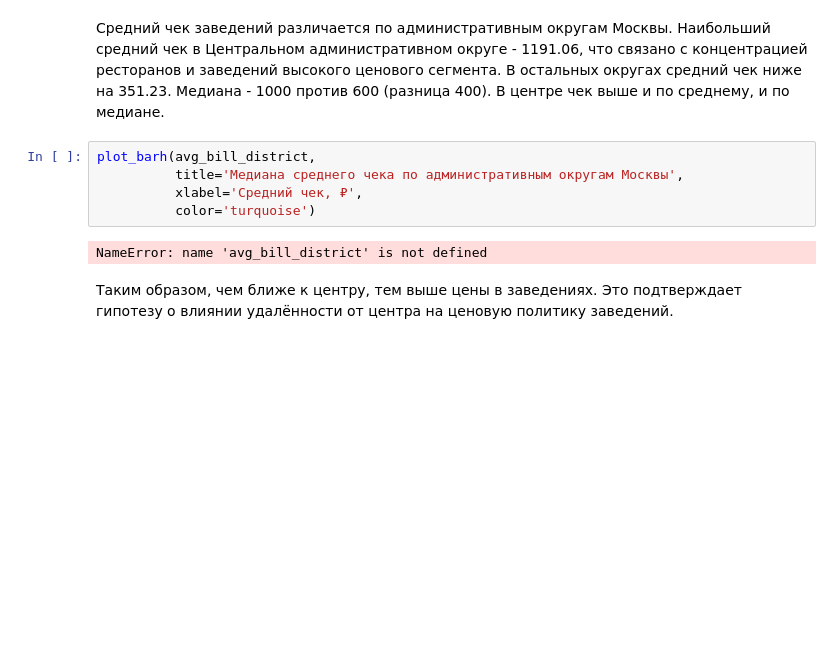
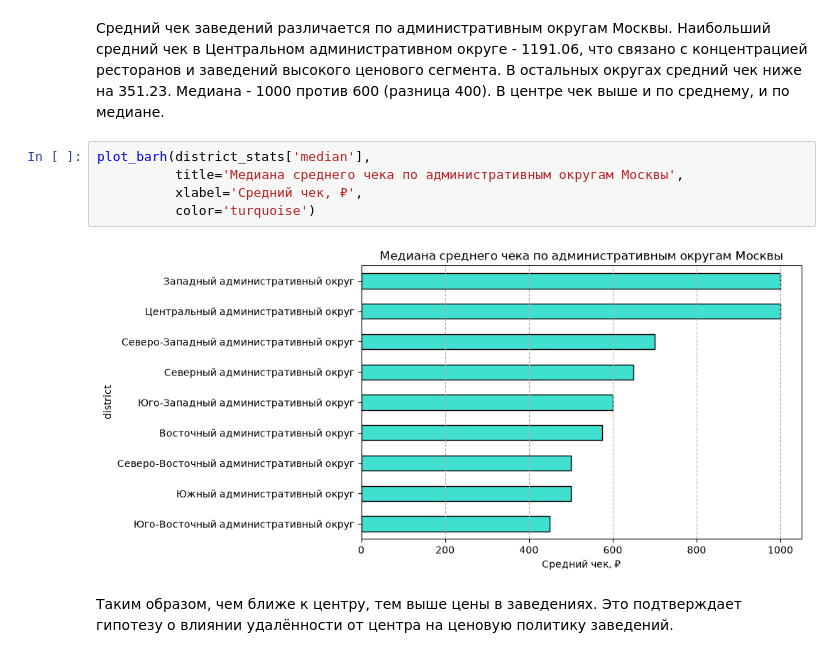
Before and after one commit to annadengina1106-cpu/restaurants_market_analysis, a Jupyter notebook: Проект Рынок общественного питания Москвы.ipynb, the cells around one changed output. Cells and saved outputs as stored; diff of their text form; blank space fills up the shorter version.

```diff
--- a/Проект Рынок общественного питания Москвы.ipynb
+++ b/Проект Рынок общественного питания Москвы.ipynb
@@ -1232,12 +1232,12 @@ print(f"Разница средних: {df_co['middle_avg_bill'].mean() - df_oth
 # %% [markdown]
 Средний чек заведений различается по административным округам Москвы. Наибольший средний чек в Центральном административном округе - 1191.06, что связано с концентрацией ресторанов и заведений высокого ценового сегмента. В остальных округах средний чек ниже на 351.23. Медиана - 1000  против 600 (разница 400). В центре чек выше и по среднему, и по медиане.
 # %%
-plot_barh(avg_bill_district,
+plot_barh(district_stats['median'],
           title='Медиана среднего чека по административным округам Москвы',
           xlabel='Средний чек, ₽',
           color='turquoise')
 # %% [output]
-NameError: name 'avg_bill_district' is not defined
+[figure, added]
 # %% [markdown]
 Таким образом, чем ближе к центру, тем выше цены в заведениях. Это подтверждает гипотезу о влиянии удалённости от центра на ценовую политику заведений.
 # %% [markdown]
```
